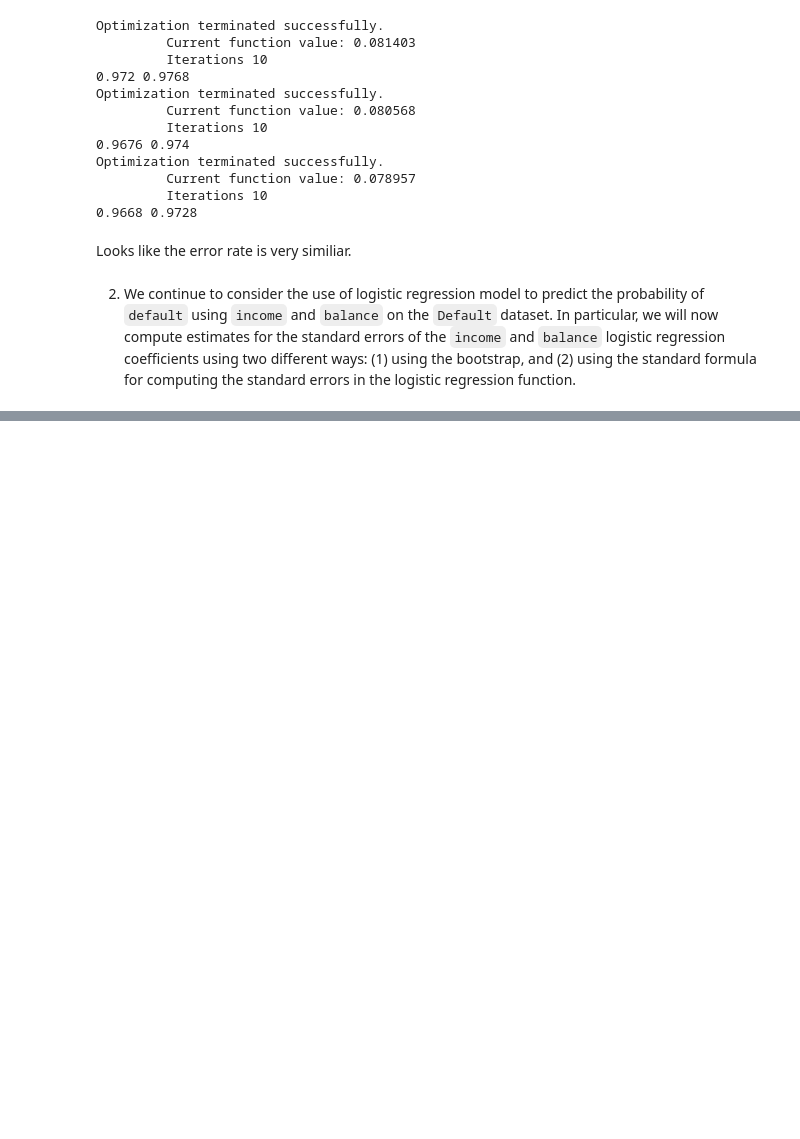
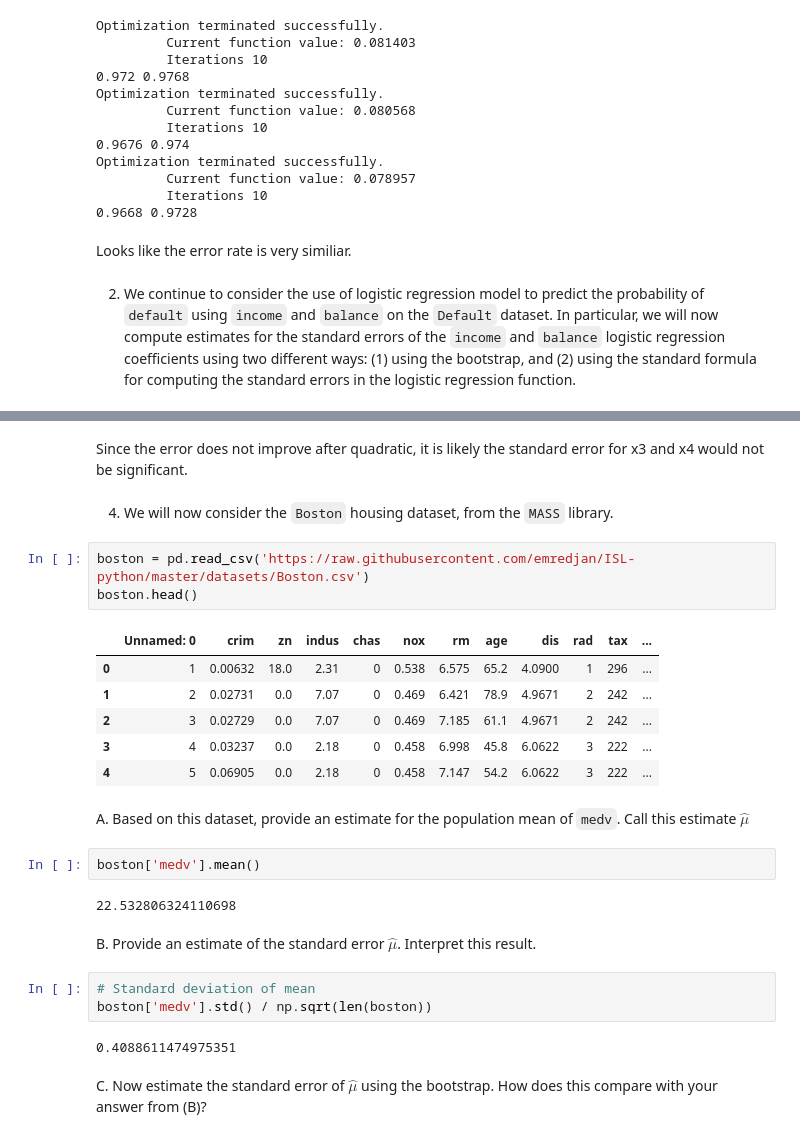
Before and after one commit to lauracline/Technical-Specs-of-Automobiles, a Jupyter notebook: Resampling_Methods.ipynb, the cells around one changed output, grey strips where cells are left out. Cells and saved outputs as stored; diff of their text form; blank space fills up the shorter version.

```diff
--- a/Resampling_Methods.ipynb
+++ b/Resampling_Methods.ipynb
@@ -213,0 +377,29 @@ Looks like the error rate is very similiar.
+# %% [markdown]
+Since the error does not improve after quadratic, it is likely the standard error for x3 and x4 would not be significant.
+# %% [markdown]
+4. We will now consider the `Boston` housing dataset, from the `MASS` library.
+# %%
+boston = pd.read_csv('https://raw.githubusercontent.com/emredjan/ISL-python/master/datasets/Boston.csv')
+boston.head()
+# %% [output]
+|  | Unnamed: 0 | crim | zn | indus | chas | nox | rm | age | dis | rad | tax | ... |
+| 0 | 1 | 0.00632 | 18.0 | 2.31 | 0 | 0.538 | 6.575 | 65.2 | 4.0900 | 1 | 296 | ... |
+| 1 | 2 | 0.02731 | 0.0 | 7.07 | 0 | 0.469 | 6.421 | 78.9 | 4.9671 | 2 | 242 | ... |
+| 2 | 3 | 0.02729 | 0.0 | 7.07 | 0 | 0.469 | 7.185 | 61.1 | 4.9671 | 2 | 242 | ... |
+| 3 | 4 | 0.03237 | 0.0 | 2.18 | 0 | 0.458 | 6.998 | 45.8 | 6.0622 | 3 | 222 | ... |
+| 4 | 5 | 0.06905 | 0.0 | 2.18 | 0 | 0.458 | 7.147 | 54.2 | 6.0622 | 3 | 222 | ... |
+# %% [markdown]
+A. Based on this dataset, provide an estimate for the population mean of `medv`. Call this estimate $\hat{\mu}$
+# %%
+boston['medv'].mean()
+# %% [output]
+22.532806324110698
+# %% [markdown]
+B. Provide an estimate of the standard error $\hat{\mu}$. Interpret this result.
+# %%
+# Standard deviation of mean
+boston['medv'].std() / np.sqrt(len(boston))
+# %% [output]
+0.4088611474975351
+# %% [markdown]
+C. Now estimate the standard error of $\hat{\mu}$ using the bootstrap. How does this compare with your answer from (B)?
```
Also changed, not shown: parts of 38 cells of this notebook.
